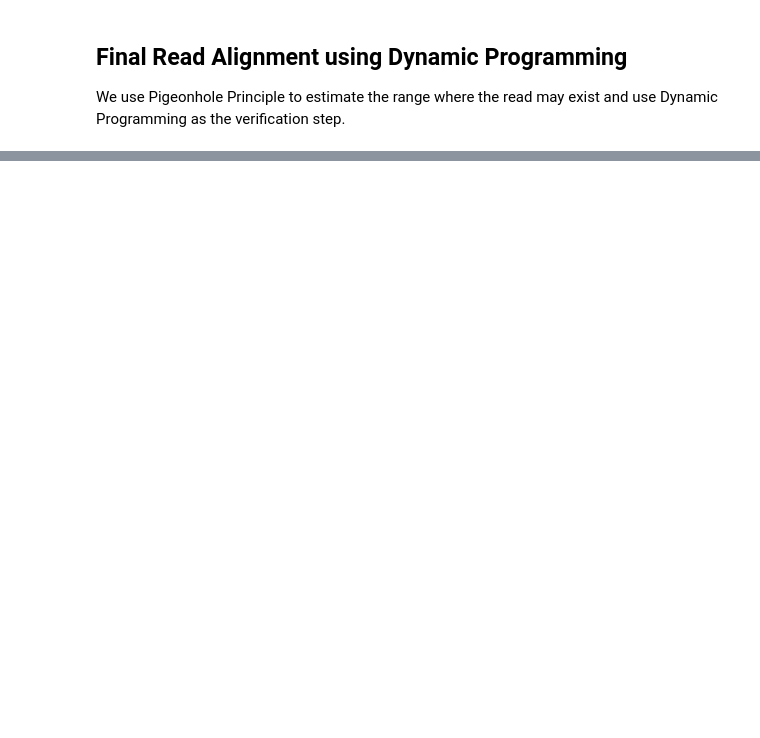
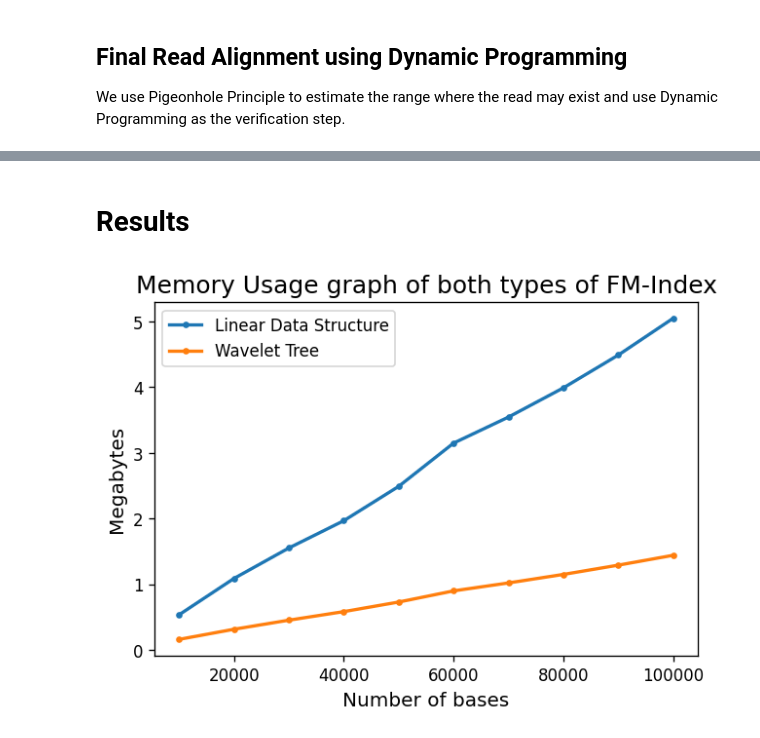
Before and after one commit to IndranilPaul99/Read_alignment, a Jupyter notebook: Bioinformatics_2022_CSE_C.ipynb, the cells around one changed output, grey strips where cells are left out. Cells and saved outputs as stored; diff of their text form; code cells hidden in the pictures; blank space fills up the shorter version.

Commit message:
Memory Usage Analysis included

```diff
--- a/Bioinformatics_2022_CSE_C.ipynb
+++ b/Bioinformatics_2022_CSE_C.ipynb
@@ -703,0 +720,25 @@ plt.show()
+# %% [markdown]
+# **Results**
+# %%
+x = [ i for i in range(10000 , 100001 , 10000) ]
+y1 = []
+y2 = []
+for i in x :
+    generate_Random_Reference_Genome( i , 72 , False )
+    b1 = Burrows_Wheelers()
+    y1.append( b1.find_Size() )
+    b2 = Wavelet_Tree_BWT()
+    y2.append( b2.find_Size() )
+plt.figure( dpi=120 )
+plt.title( "Memory Usage graph of both types of FM-Index" , fontdict={"fontsize":15} )
+plt.xlabel( "Number of bases" , fontdict={"fontsize":12} )
+plt.ylabel( "Megabytes" , fontdict={"fontsize":12} )
+plt.ticklabel_format(useOffset=False, style='plain')
+plt.plot( x , y1 , label="Linear Data Structure" , marker="." , linewidth=2 , markersize=6 )
+plt.plot( x , y2 , label="Wavelet Tree" , marker="." , linewidth=2 , markersize=6  )
+plt.legend()
+current_values = plt.gca().get_yticks()
+plt.gca().set_yticklabels( [int(x//1000000) for x in current_values] )
+plt.show()
+# %% [output]
+[figure, added]
```
Also changed, not shown: parts of 14 cells of this notebook.
